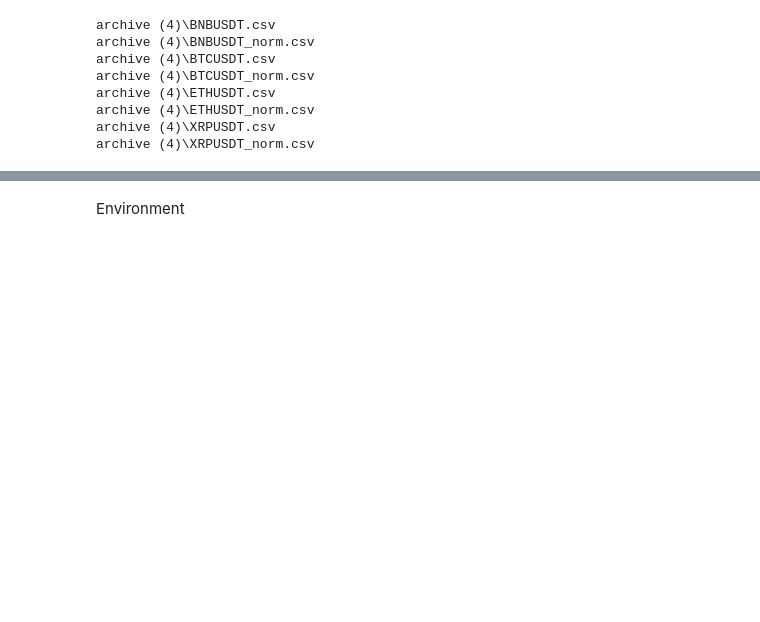
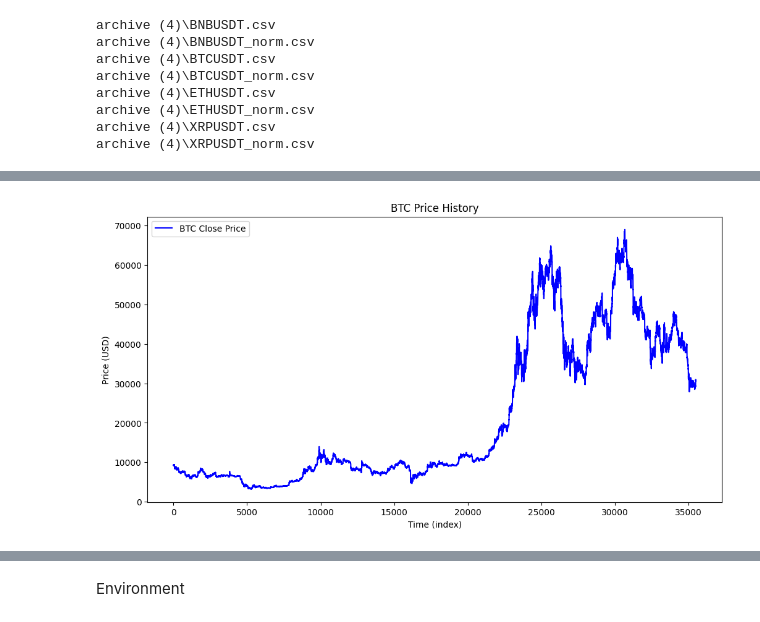
Before and after one commit to LiandarJoshua/DL-PROJECT-1, a Jupyter notebook: portfolio.ipynb, the cells around one changed output, grey strips where cells are left out. Drawn from its saved outputs; the diff is of its cells as text; code cells hidden in the pictures; blank space fills up the shorter version.

```diff
--- a/portfolio.ipynb
+++ b/portfolio.ipynb
@@ -18,0 +48,15 @@ archive (4)\XRPUSDT_norm.csv
+# %%
+import pandas as pd
+import matplotlib.pyplot as plt
+
+btc = pd.read_csv("archive (4)/BTCUSDT.csv")
+
+plt.figure(figsize=(12,6))
+plt.plot(btc["Close"], label="BTC Close Price", color="blue")
+plt.title("BTC Price History")
+plt.xlabel("Time (index)")
+plt.ylabel("Price (USD)")
+plt.legend()
+plt.show()
+# %% [output]
+[figure, added]
```
Also changed, not shown: parts of 5 cells of this notebook.
